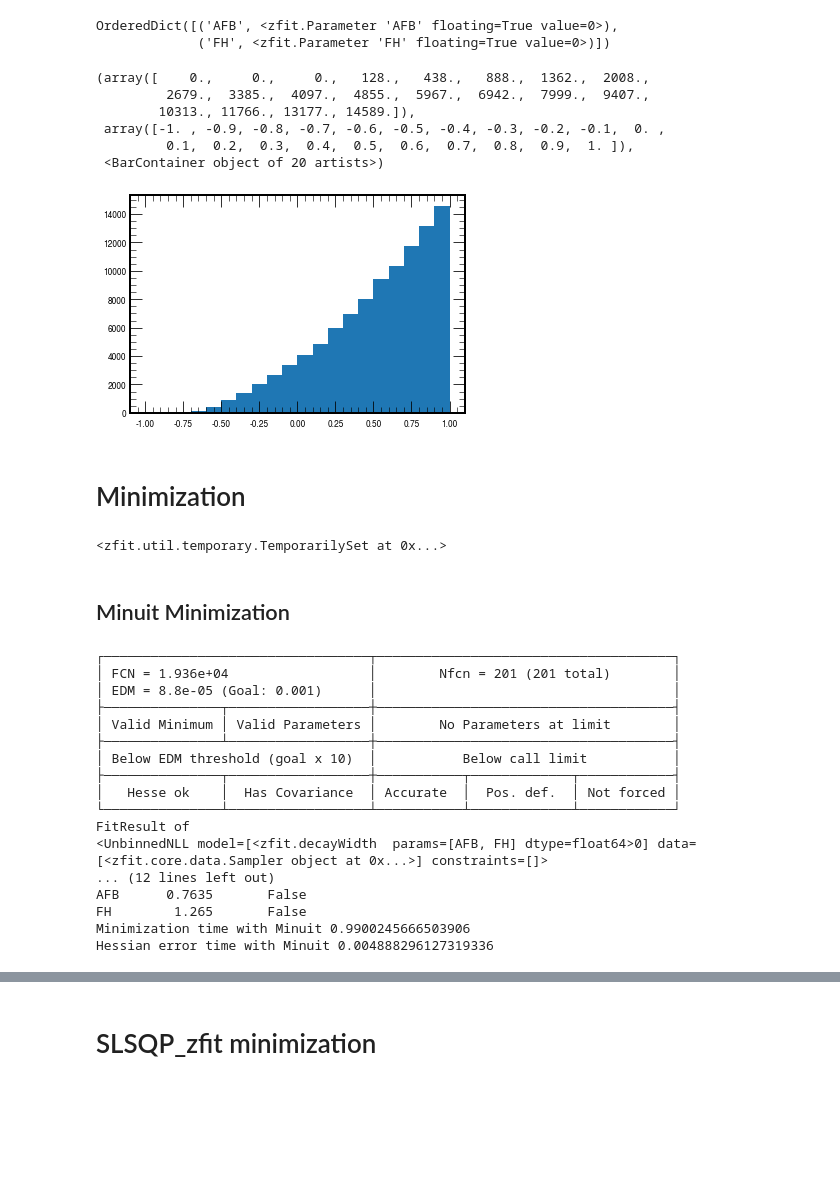
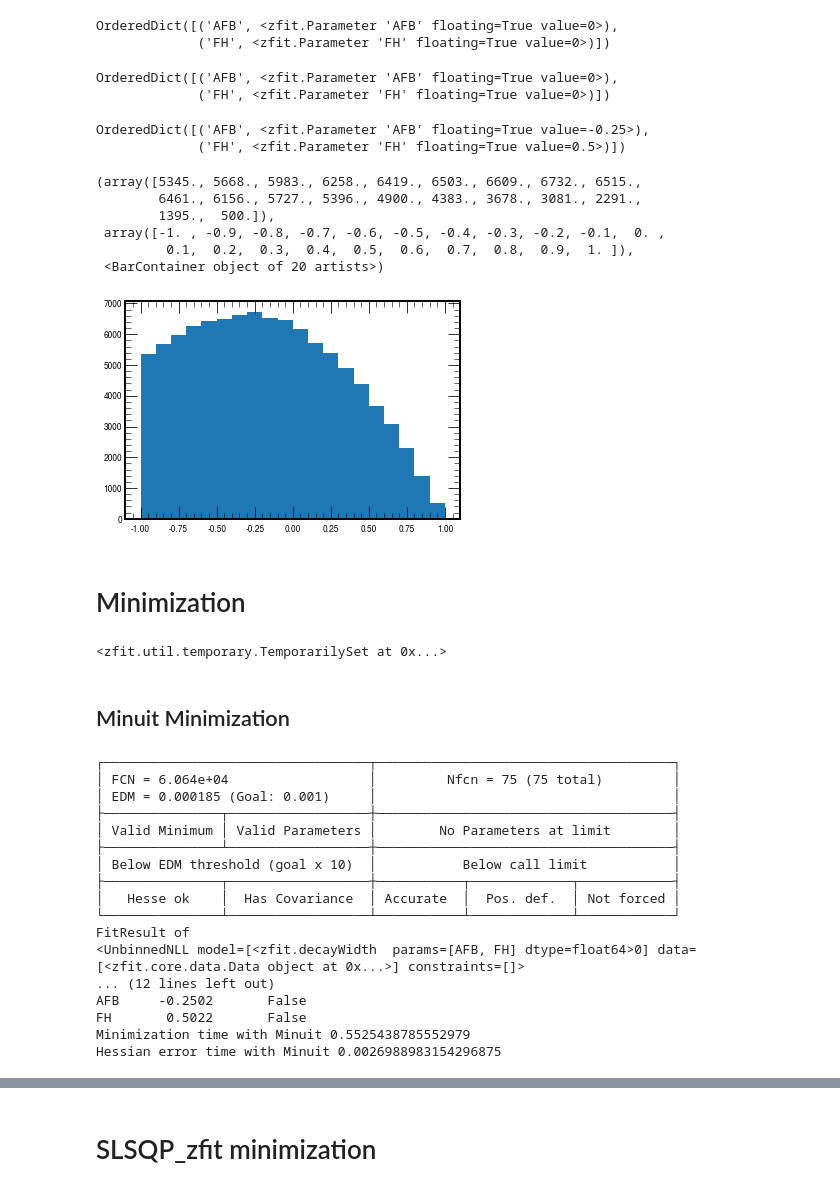
Before and after one commit to carlos-g-anguiano/ayudantia, a Jupyter notebook: projects/zfit_tests/zfit056_test.ipynb, the cells around one changed output, grey strips where cells are left out. Drawn from its saved outputs; the diff is of its cells as text; code cells hidden in the pictures; blank space fills up the shorter version.

```diff
--- a/projects/zfit_tests/zfit056_test.ipynb
+++ b/projects/zfit_tests/zfit056_test.ipynb
@@ -60,3 +77,5 @@ cos_np = np.linspace(-1, 1, 1000)
 # Setting the parameters with initial values
 AFB = zfit.Parameter('AFB', 0)
 FH = zfit.Parameter('FH', 0)
+# %%
+param_index = 2
@@ -104,48 +126,55 @@ decay_rate_lst[6].params
 # %% [output]
 OrderedDict([('AFB', <zfit.Parameter 'AFB' floating=True value=0>),
              ('FH', <zfit.Parameter 'FH' floating=True value=0>)])
+# %%
+decay_rate_lst[3].params
+# %% [output]
+OrderedDict([('AFB', <zfit.Parameter 'AFB' floating=True value=0>),
+             ('FH', <zfit.Parameter 'FH' floating=True value=0>)])
+# %%
+AFB.set_value(AFB_lst[param_index])
+FH.set_value(FH_lst[param_index])
+dr = customPDFs.decayWidth(AFB, FH, cos)
+# %%
+dr.params
+# %% [output]
+OrderedDict([('AFB', <zfit.Parameter 'AFB' floating=True value=-0.25>),
+             ('FH', <zfit.Parameter 'FH' floating=True value=0.5>)])
 # %%
 # Generating and saving the sampler
-dr = decay_rate_lst[-1]
+#dr = decay_rate_lst[2]
 
-AFB.set_value(AFB_lst[-1]), FH.set_value(FH_lst[-1])
+AFB_val = dr.params['AFB'].value().numpy()
+FH_val = dr.params['FH'].value().numpy()
 
-AFB_val = decay_rate_lst[-1].params['AFB'].value().numpy()
-FH_val = decay_rate_lst[-1].params['FH'].value().numpy()
+AFB.set_value(AFB_val), FH.set_value(FH_val)
 
 filename = f'{path}drs_AFB_{AFB_val}_FH_{FH_val}.npy'
 
 # The PDf doesn´t save the values of the parameters themselves
 # AFB.set_value(decay_rate_lst[-1].params['AFB'].value().numpy())
 # FH.set_value(decay_rate_lst[-1].params['FH'].value().numpy())
 
-sampler = decay_rate_lst[-1].create_sampler(sampler_size)
+sampler = dr.create_sampler(sampler_size)
 
 if os.path.exists(filename):
     #sampler_lst.append(sampler.from_numpy(cos, np.load(filename)))
     sampler = sampler.from_numpy(cos, np.load(filename))
 else:
     sampler.resample()
     np.save(filename, sampler.numpy())
     #sampler_lst.append(sampler)
 #print(sampler_lst[-1])
 #
 plt.hist(sampler.numpy(), bins=20, range=[-1,1])
 # %% [output]
-(array([    0.,     0.,     0.,   128.,   438.,   888.,  1362.,  2008.,
-         2679.,  3385.,  4097.,  4855.,  5967.,  6942.,  7999.,  9407.,
-        10313., 11766., 13177., 14589.]),
+(array([5345., 5668., 5983., 6258., 6419., 6503., 6609., 6732., 6515.,
+        6461., 6156., 5727., 5396., 4900., 4383., 3678., 3081., 2291.,
+        1395.,  500.]),
  array([-1. , -0.9, -0.8, -0.7, -0.6, -0.5, -0.4, -0.3, -0.2, -0.1,  0. ,
          0.1,  0.2,  0.3,  0.4,  0.5,  0.6,  0.7,  0.8,  0.9,  1. ]),
  <BarContainer object of 20 artists>)
-[figure, old version]
+[figure, new version]
 # %% [markdown]
 # Minimization
-# %%
-# Initial parameters
-
-AFB.set_value(0.5)
-FH.set_value(2.5)
-# %% [output]
-<zfit.util.temporary.TemporarilySet at 0x...>
 # %%
@@ -154,0 +184,7 @@ nll = zfit.loss.UnbinnedNLL(decay_rate_lst[-1], sampler)
+# %%
+# Initial parameters
+
+AFB.set_value(0.5)
+FH.set_value(2.5)
+# %% [output]
+<zfit.util.temporary.TemporarilySet at 0x...>
@@ -164,19 +204,28 @@ minimum = MIN.minimize(nll)
 print(minimum)
 
 end = time.time()
-print("Minimization time with Minuit", end - start)
+time_dif = end - start
+print("Minimization time with Minuit", time_dif)
 
 # Hessian error calculator time =========================
-start = time.time()
+start_h = time.time()
 
 minimum.hesse()
 
-end = time.time()
-print("Hessian error time with Minuit", end - start)
+end_h = time.time()
+print("Hessian error time with Minuit", end_h - start_h)
+
+result_df.loc[1] = ['Minuit',
+                     '1e-3',
+                     round(minimum.params[AFB]['value'], 8),
+                     round(minimum.hesse()[AFB]['error'],8),
+                     round(minimum.params[FH]['value'], 8),
+                     round(minimum.hesse()[FH]['error'],8),
+                     time_dif]
 # %% [output]
 ┌──────────────────────────────────┬──────────────────────────────────────┐
-│ FCN = 1.936e+04                  │        Nfcn = 201 (201 total)        │
-│ EDM = 8.8e-05 (Goal: 0.001)      │                                      │
+│ FCN = 6.064e+04                  │         Nfcn = 75 (75 total)         │
+│ EDM = 0.000185 (Goal: 0.001)     │                                      │
 ├───────────────┬──────────────────┼──────────────────────────────────────┤
 │ Valid Minimum │ Valid Parameters │        No Parameters at limit        │
 ├───────────────┴──────────────────┼──────────────────────────────────────┤
@@ -185,9 +234,9 @@ print("Hessian error time with Minuit", end - start)
 │   Hesse ok    │  Has Covariance  │ Accurate  │  Pos. def.  │ Not forced │
 └───────────────┴──────────────────┴───────────┴─────────────┴────────────┘
 FitResult of
-<UnbinnedNLL model=[<zfit.decayWidth  params=[AFB, FH] dtype=float64>0] data=[<zfit.core.data.Sampler object at 0x...>] constraints=[]>
+<UnbinnedNLL model=[<zfit.decayWidth  params=[AFB, FH] dtype=float64>0] data=[<zfit.core.data.Data object at 0x...>] constraints=[]>
 ... (12 lines left out)
-AFB      0.7635       False
-FH        1.265       False
-Minimization time with Minuit 0.9900245666503906
-Hessian error time with Minuit 0.004888296127319336
+AFB     -0.2502       False
+FH       0.5022       False
+Minimization time with Minuit 0.5525438785552979
+Hessian error time with Minuit 0.0026988983154296875
```
Also changed, not shown: parts of 18 cells of this notebook, 58 other files.
